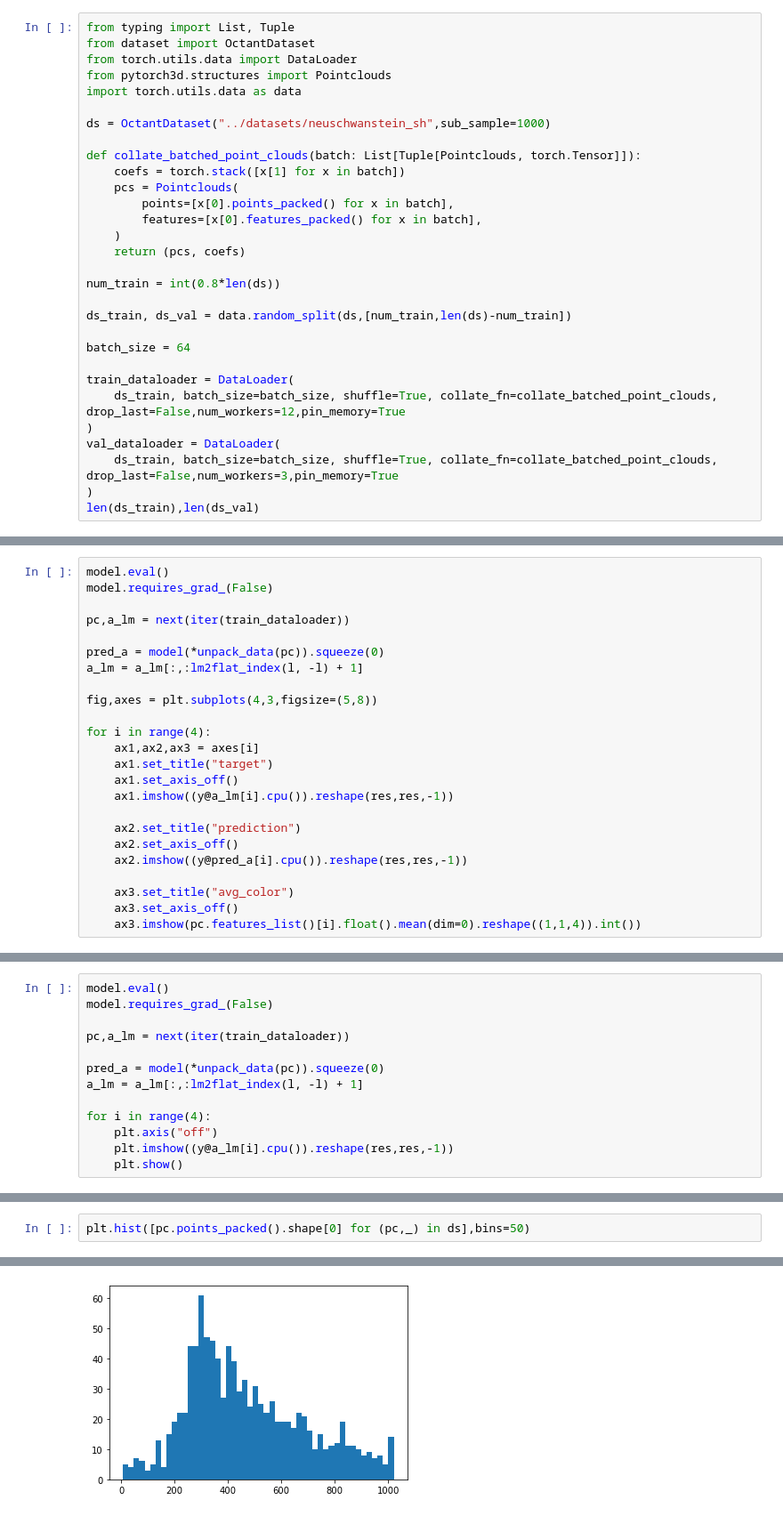
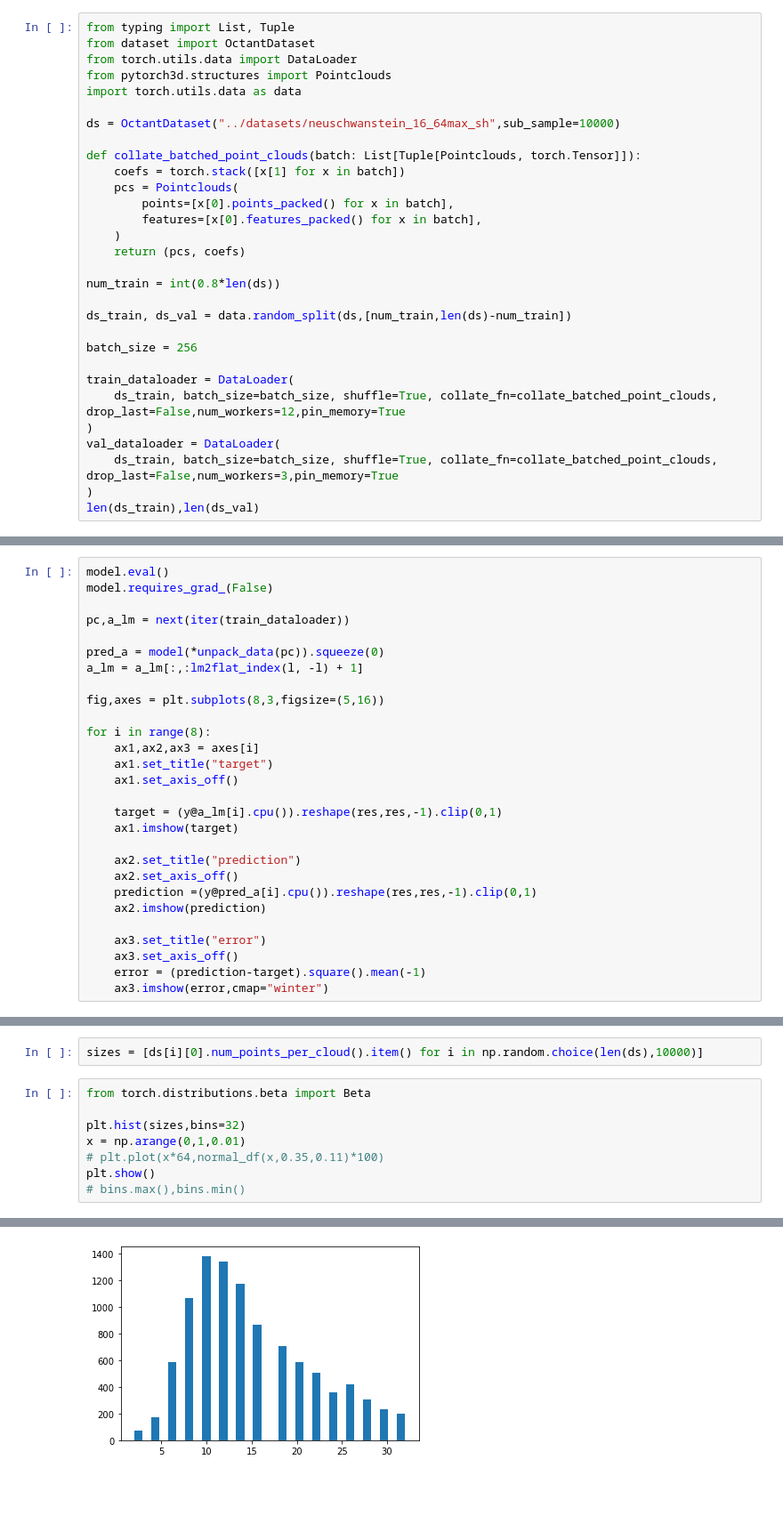
Before and after one commit to KeKsBoTer/punctum, a Jupyter notebook: pointnet/train.ipynb, the cells around one changed output, grey strips where cells are left out. Shown at 89% size. Saved outputs shown, nothing was run; the diff lists cells and outputs as text; blank space fills up the shorter version.

```diff
--- a/pointnet/train.ipynb
+++ b/pointnet/train.ipynb
@@ -24,7 +17,7 @@ from torch.utils.data import DataLoader
 from pytorch3d.structures import Pointclouds
 import torch.utils.data as data
 
-ds = OctantDataset("../datasets/neuschwanstein_sh",sub_sample=1000)
+ds = OctantDataset("../datasets/neuschwanstein_16_64max_sh",sub_sample=10000)
 
 def collate_batched_point_clouds(batch: List[Tuple[Pointclouds, torch.Tensor]]):
     coefs = torch.stack([x[1] for x in batch])
@@ -38,7 +31,7 @@ num_train = int(0.8*len(ds))
 
 ds_train, ds_val = data.random_split(ds,[num_train,len(ds)-num_train])
 
-batch_size = 64
+batch_size = 256
 
 train_dataloader = DataLoader(
     ds_train, batch_size=batch_size, shuffle=True, collate_fn=collate_batched_point_clouds, drop_last=False,num_workers=12,pin_memory=True
@@ -137,19 +155,23 @@ pc,a_lm = next(iter(train_dataloader))
 pred_a = model(*unpack_data(pc)).squeeze(0)
 a_lm = a_lm[:,:lm2flat_index(l, -l) + 1]
 
-fig,axes = plt.subplots(4,3,figsize=(5,8))
+fig,axes = plt.subplots(8,3,figsize=(5,16))
 
-for i in range(4):
+for i in range(8):
     ax1,ax2,ax3 = axes[i]
     ax1.set_title("target")
     ax1.set_axis_off()
-    ax1.imshow((y@a_lm[i].cpu()).reshape(res,res,-1))
+
+    target = (y@a_lm[i].cpu()).reshape(res,res,-1).clip(0,1)
+    ax1.imshow(target)
 
     ax2.set_title("prediction")
     ax2.set_axis_off()
-    ax2.imshow((y@pred_a[i].cpu()).reshape(res,res,-1))
+    prediction =(y@pred_a[i].cpu()).reshape(res,res,-1).clip(0,1)
+    ax2.imshow(prediction)
 
-    ax3.set_title("avg_color")
+    ax3.set_title("error")
     ax3.set_axis_off()
-    ax3.imshow(pc.features_list()[i].float().mean(dim=0).reshape((1,1,4)).int())
+    error = (prediction-target).square().mean(-1)
+    ax3.imshow(error,cmap="winter")
 # %% [output]
@@ -157,13 +178,0 @@ for i in range(4):
-# %%
-model.eval()
-model.requires_grad_(False)
-
-pc,a_lm = next(iter(train_dataloader))
-
-pred_a = model(*unpack_data(pc)).squeeze(0)
-a_lm = a_lm[:,:lm2flat_index(l, -l) + 1]
-
-for i in range(4):
-    plt.axis("off")
-    plt.imshow((y@a_lm[i].cpu()).reshape(res,res,-1))
-    plt.show()
@@ -194,3 +198,11 @@ plt.legend()
+# %%
+sizes = [ds[i][0].num_points_per_cloud().item() for i in np.random.choice(len(ds),10000)]
 # %%
-plt.hist([pc.points_packed().shape[0] for (pc,_) in ds],bins=50)
+from torch.distributions.beta import Beta
+
+plt.hist(sizes,bins=32)
+x = np.arange(0,1,0.01)
+# plt.plot(x*64,normal_df(x,0.35,0.11)*100)
+plt.show()
+# bins.max(),bins.min()
 # %% [output]
@@ -210 +209 @@ plt.hist([pc.points_packed().shape[0] for (pc,_) in ds],bins=50)
-[figure, old version]
+[figure, new version]
```
Also changed, not shown: parts of 17 cells of this notebook, 4 other files.
